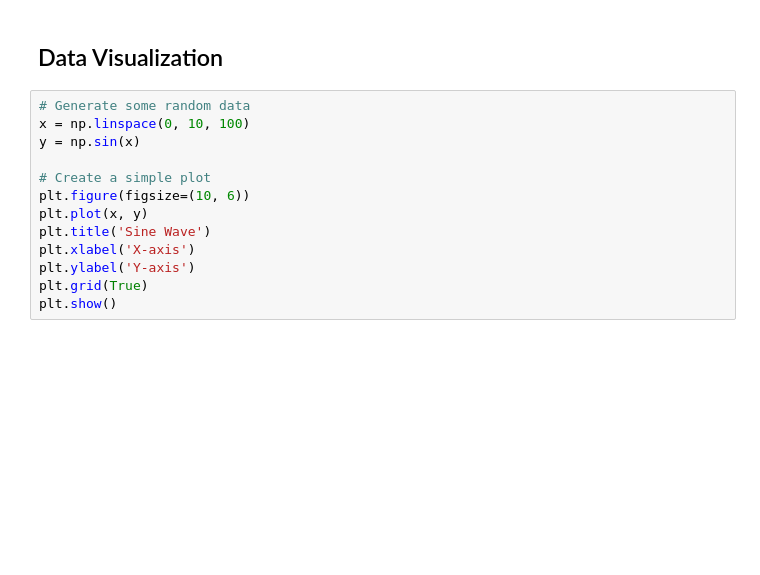
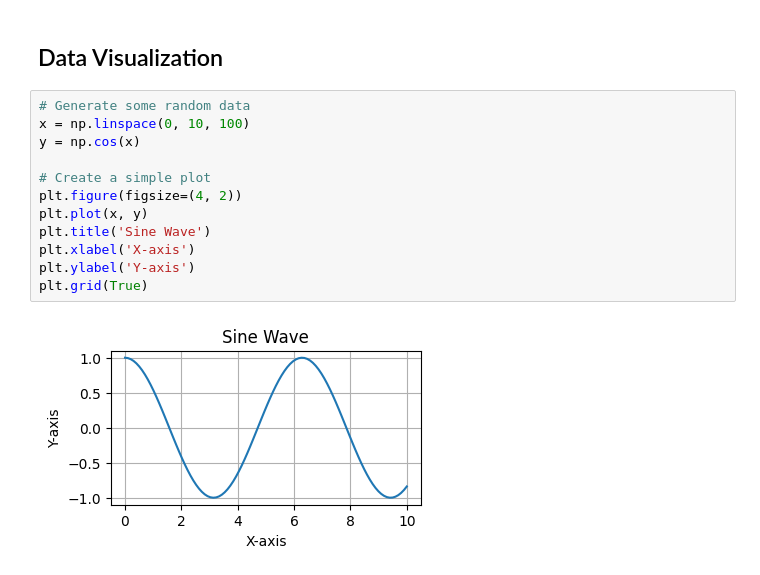
Before and after one commit to chrismuris/experiment-ipynb, a Jupyter notebook: 01-hello-world.ipynb, the cells around one changed output. Saved outputs shown, nothing was run; the diff lists cells and outputs as text; blank space fills up the shorter version.

```diff
--- a/01-hello-world.ipynb
+++ b/01-hello-world.ipynb
@@ -26,13 +30,14 @@ print(f"Average of numbers: {average}")
 # %%
 # Generate some random data
 x = np.linspace(0, 10, 100)
-y = np.sin(x)
+y = np.cos(x)
 
 # Create a simple plot
-plt.figure(figsize=(10, 6))
+plt.figure(figsize=(4, 2))
 plt.plot(x, y)
 plt.title('Sine Wave')
 plt.xlabel('X-axis')
 plt.ylabel('Y-axis')
 plt.grid(True)
-plt.show()
+# %% [output]
+[figure, added]
```
Also changed, not shown: parts of 5 cells of this notebook, 15 other files.
